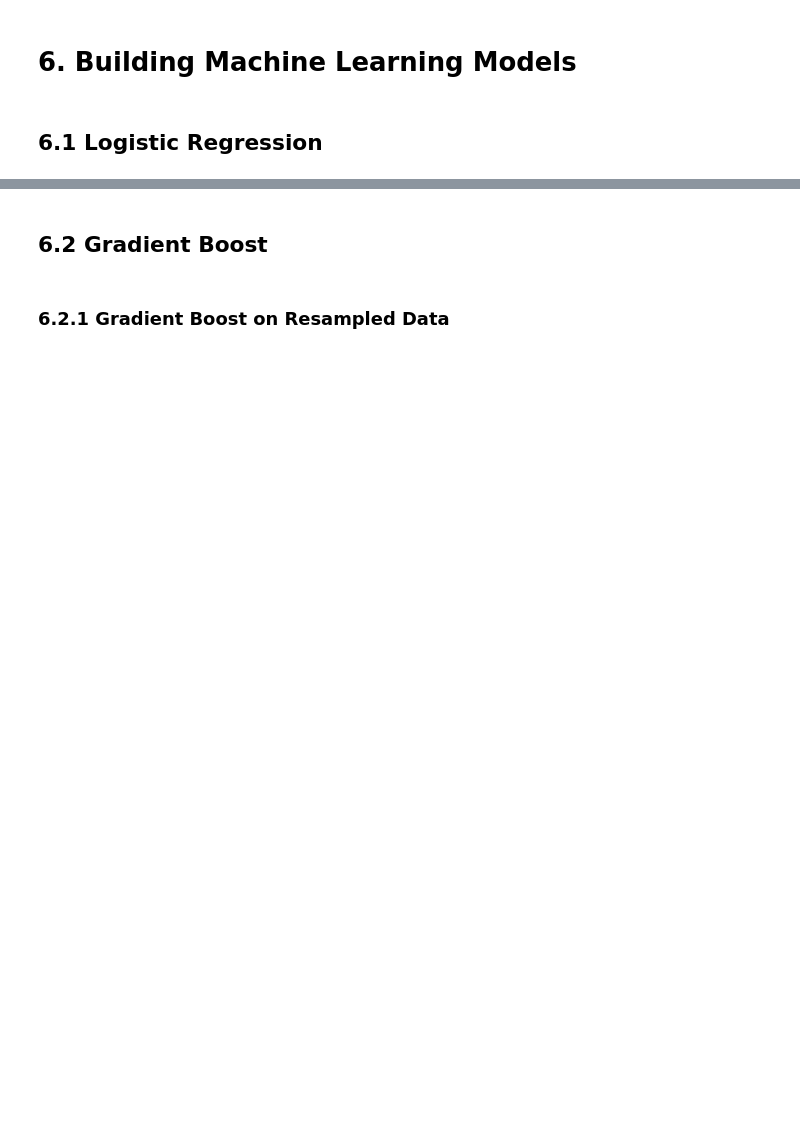
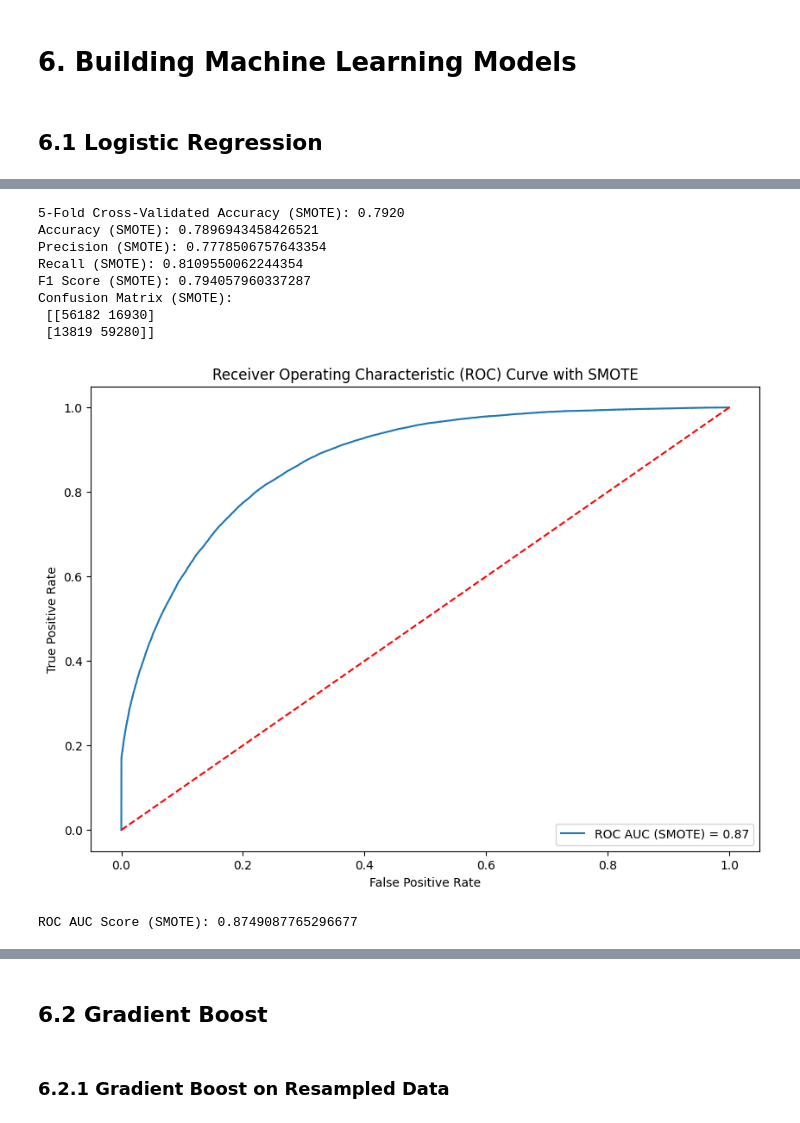
Before and after one commit to ars151960/Dissertation, a Jupyter notebook: Dis_Code.ipynb, the cells around one changed output, grey strips where cells are left out. Cells and saved outputs as stored; diff of their text form; code cells hidden in the pictures; blank space fills up the shorter version.

```diff
--- a/Dis_Code.ipynb
+++ b/Dis_Code.ipynb
@@ -281,0 +314,5 @@ Checking the Value Counts of the New Target Variable
+# %%
+SMOTE_obj = SMOTE()
+smote_x, smote_y = SMOTE_obj.fit_resample(x, y)
+print('Original: {}'.format(Counter(y)))
+print('SMOTE: {}'.format(Counter(smote_y)))
@@ -336,2 +373,3 @@ from sklearn.model_selection import train_test_split
 # %%
 xtrain,xtest,ytrain,ytest=train_test_split(new_x,new_y,train_size=0.75,random_state=42)
+X_train_smote, X_test_smote, y_train_smote, y_test_smote = train_test_split(smote_x, smote_y, test_size=0.25, random_state=42)
@@ -437,0 +430,39 @@ print("Report of Logistic Regression using Selectkbest:\n\n",classification_repo
+# %%
+
+log_smote = LogisticRegression(max_iter=1000)
+scores_smote = cross_val_score(log_smote, X_train_smote, y_train_smote, cv=5)
+avg_score_smote = scores_smote.mean()
+print(f"5-Fold Cross-Validated Accuracy (SMOTE): {avg_score_smote:.4f}")
+
+log_smote.fit(X_train_smote, y_train_smote)
+y_pred_smote = log_smote.predict(X_test_smote)
+
+print("Accuracy (SMOTE):", accuracy_score(y_test_smote, y_pred_smote))
+print("Precision (SMOTE):", precision_score(y_test_smote, y_pred_smote))
+print("Recall (SMOTE):", recall_score(y_test_smote, y_pred_smote))
+print("F1 Score (SMOTE):", f1_score(y_test_smote, y_pred_smote))
+print("Confusion Matrix (SMOTE):\n", confusion_matrix(y_test_smote, y_pred_smote))
+
+y_prob_smote = log_smote.predict_proba(X_test_smote)[:,1]
+fpr_smote, tpr_smote, thresholds_smote = roc_curve(y_test_smote, y_prob_smote)
+plt.figure(figsize=(10, 7))
+plt.plot(fpr_smote, tpr_smote, label=f'ROC AUC (SMOTE) = {roc_auc_score(y_test_smote, y_prob_smote):.2f}')
+plt.plot([0, 1], [0, 1], 'r--')
+plt.xlabel('False Positive Rate')
+plt.ylabel('True Positive Rate')
+plt.title('Receiver Operating Characteristic (ROC) Curve with SMOTE')
+plt.legend(loc='lower right')
+plt.show()
+
+print("ROC AUC Score (SMOTE):", roc_auc_score(y_test_smote, y_prob_smote))
+# %% [output]
+5-Fold Cross-Validated Accuracy (SMOTE): 0.7920
+Accuracy (SMOTE): 0.7896943458426521
+Precision (SMOTE): 0.7778506757643354
+Recall (SMOTE): 0.8109550062244354
+F1 Score (SMOTE): 0.794057960337287
+Confusion Matrix (SMOTE):
+ [[56182 16930]
+ [13819 59280]]
+[figure, added]
+ROC AUC Score (SMOTE): 0.8749087765296677
```
Also changed, not shown: parts of 131 cells of this notebook, 11 other files.
